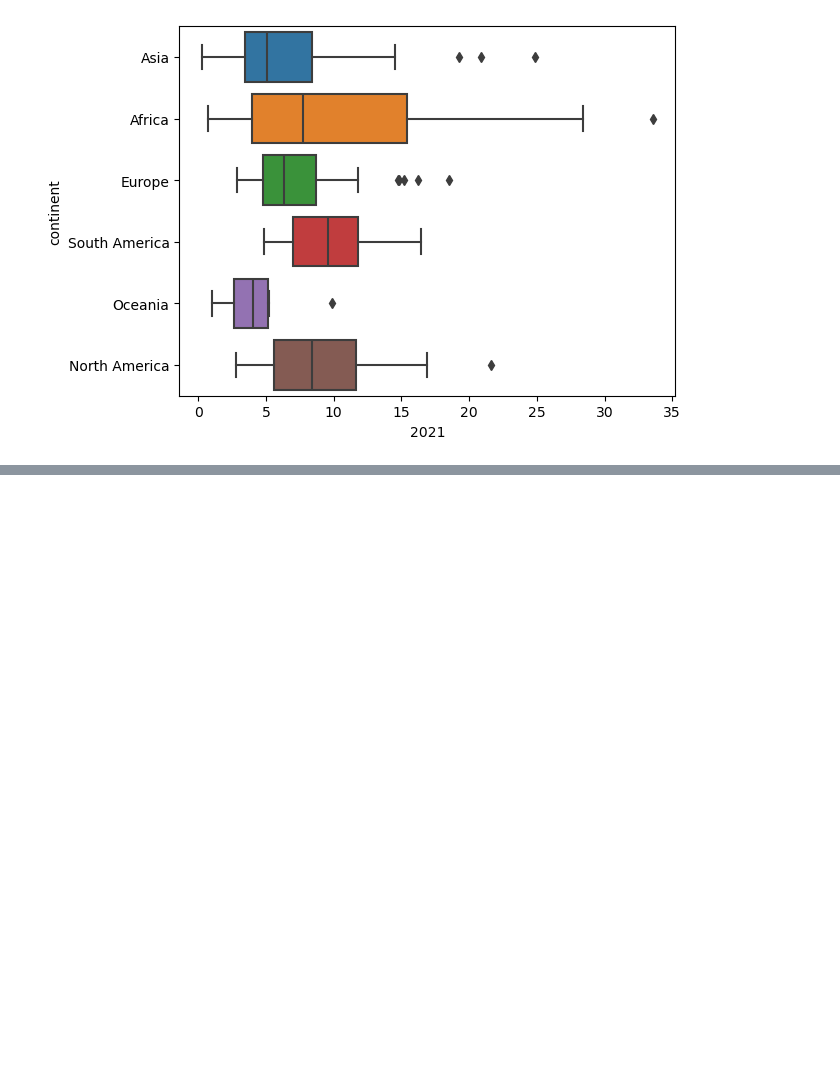
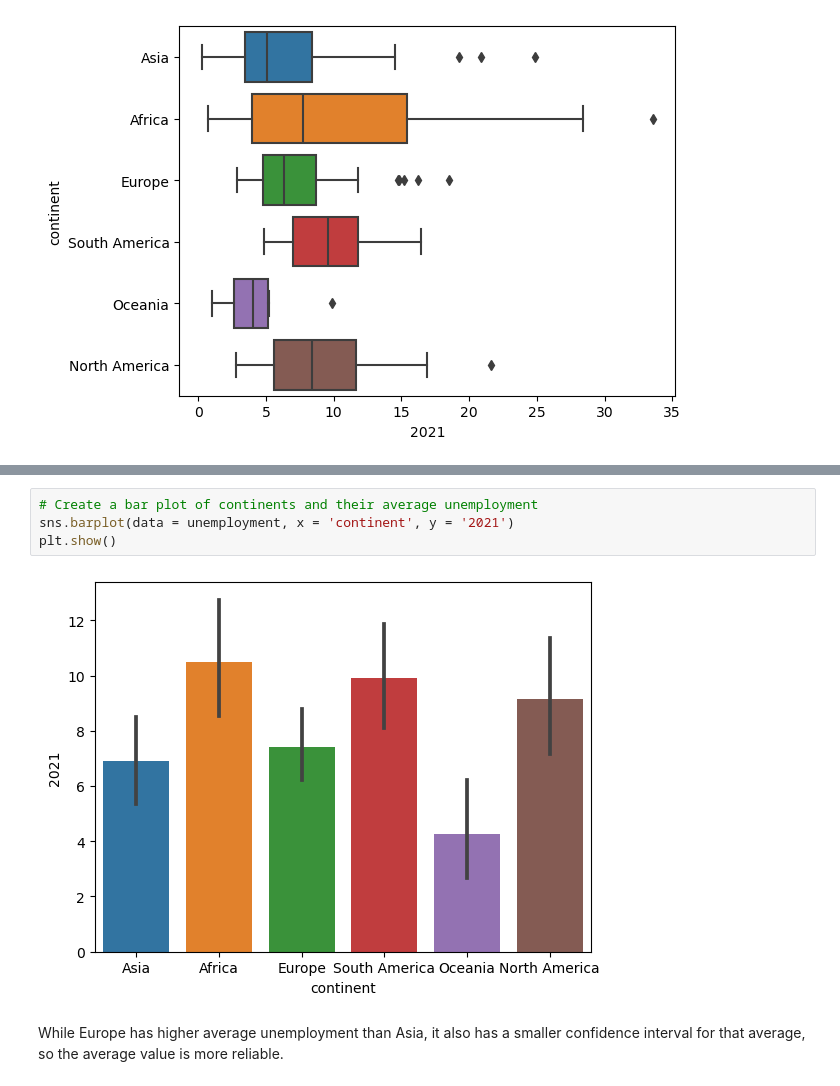
Before and after one commit to saalssall/Exploratory_Data_Analysis, a Jupyter notebook: Exploratory_Data_Analysis.ipynb, the cells around one changed output, grey strips where cells are left out. Cells and saved outputs as stored; diff of their text form; blank space fills up the shorter version.

Commit message:
Add data summarization methods

```diff
--- a/Exploratory_Data_Analysis.ipynb
+++ b/Exploratory_Data_Analysis.ipynb
@@ -171,0 +209,8 @@ plt.show()
+# %%
+# Create a bar plot of continents and their average unemployment
+sns.barplot(data = unemployment, x = 'continent', y = '2021')
+plt.show()
+# %% [output]
+[figure, added]
+# %% [markdown]
+While Europe has higher average unemployment than Asia, it also has a smaller confidence interval for that average, so the average value is more reliable.
```
Also changed, not shown: parts of 3 cells of this notebook.
